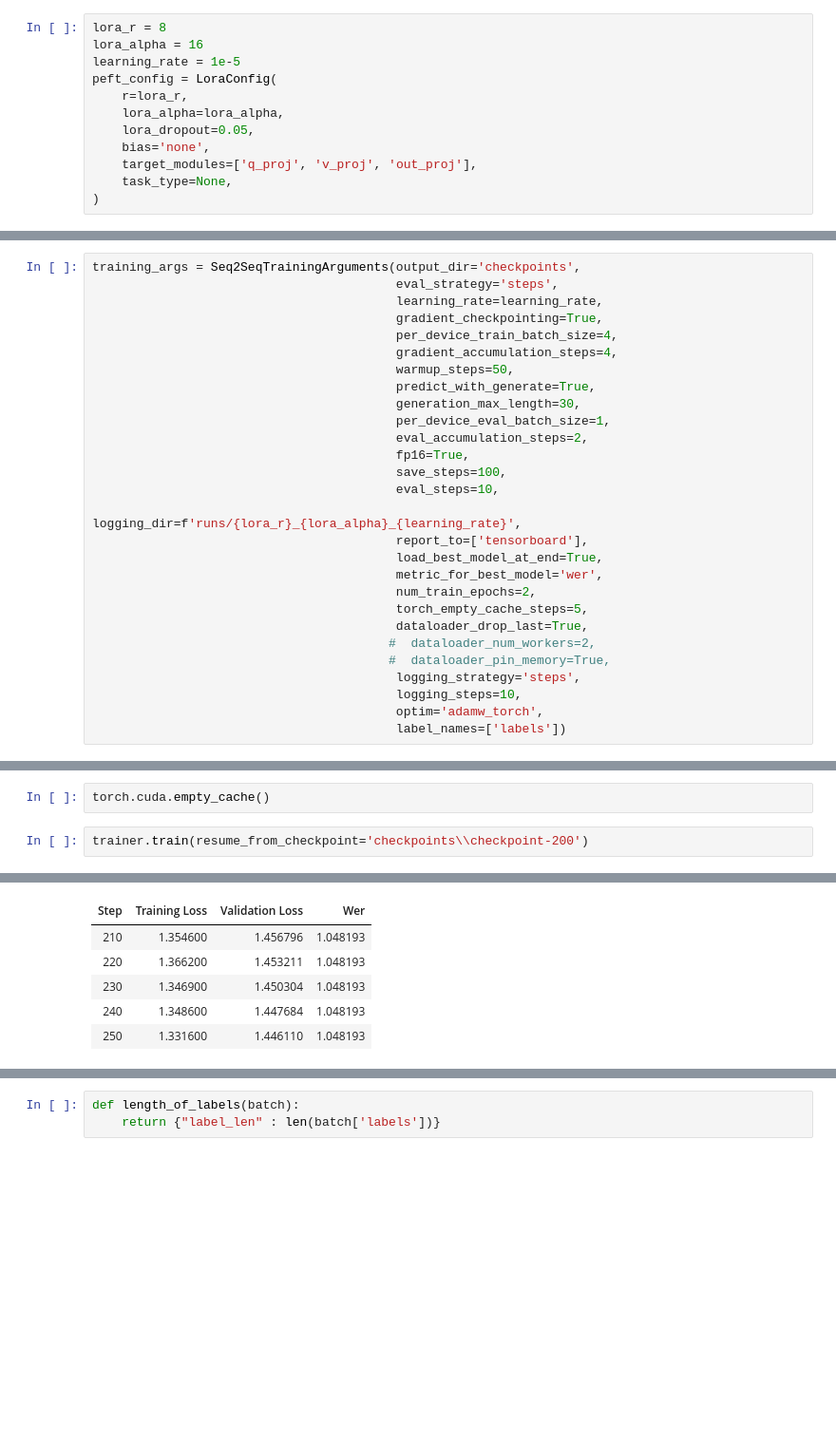
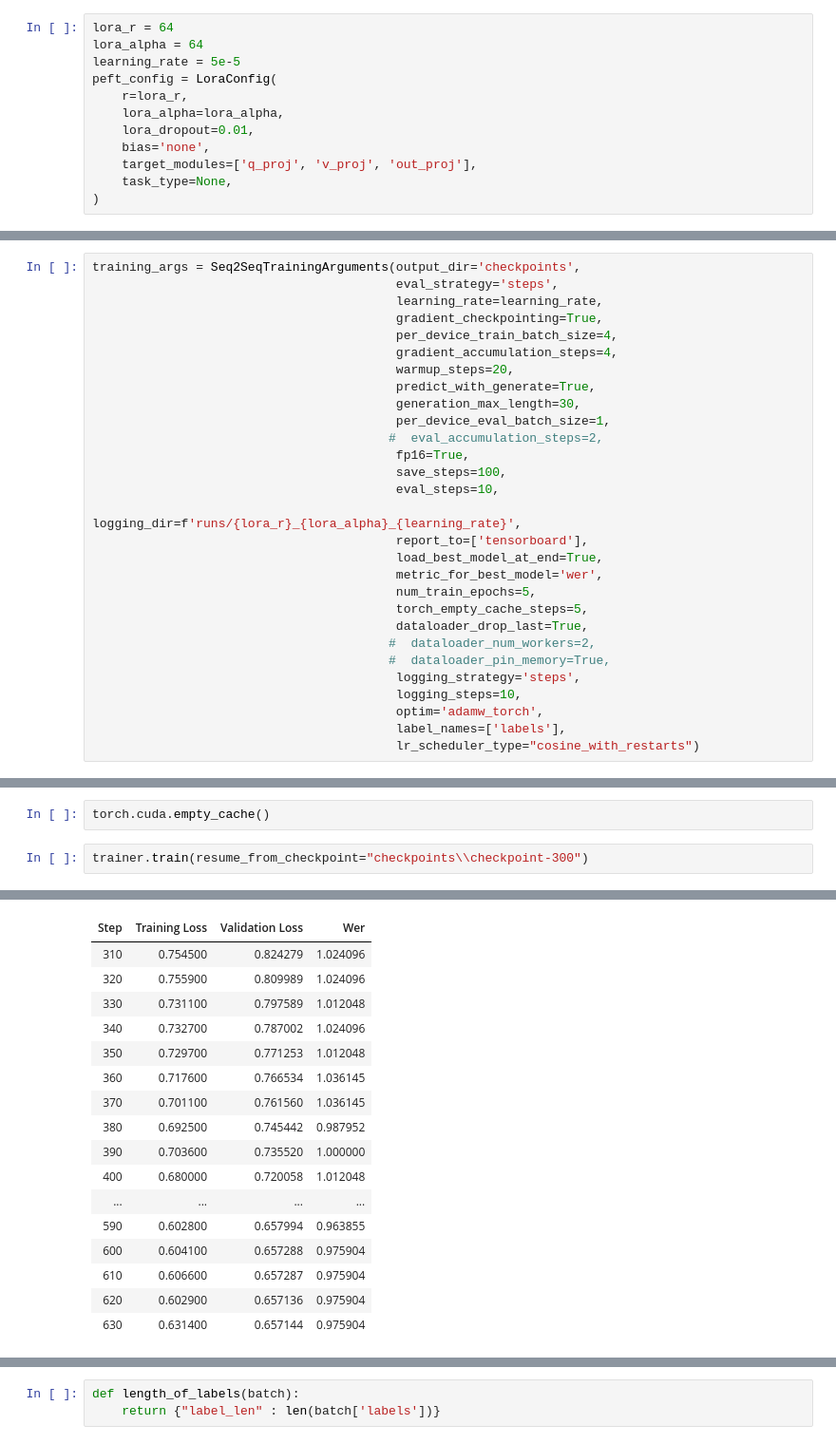
Before and after one commit to abdulvajid1/Whisper-Malayalam-Finetuning, a Jupyter notebook: LoRaFinetuning_1.ipynb, the cells around one changed output, grey strips where cells are left out. Shown: that part at 95% size. Cells and saved outputs as stored; diff of their text form; blank space fills up the shorter version.

```diff
--- a/LoRaFinetuning_1.ipynb
+++ b/LoRaFinetuning_1.ipynb
@@ -232,13 +232,13 @@ model = WhisperForConditionalGeneration.from_pretrained("openai/whisper-small")
 model.config.forced_decoder_ids = None
 model.config.suppress_tokens = []
 # %%
-lora_r = 8
-lora_alpha = 16
-learning_rate = 1e-5
+lora_r = 64
+lora_alpha = 64
+learning_rate = 5e-5
 peft_config = LoraConfig(
     r=lora_r,
     lora_alpha=lora_alpha,
-    lora_dropout=0.05,
+    lora_dropout=0.01,
     bias='none',
     target_modules=['q_proj', 'v_proj', 'out_proj'],
     task_type=None,
@@ -266,11 +262,11 @@ training_args = Seq2SeqTrainingArguments(output_dir='checkpoints',
                                          gradient_checkpointing=True,
                                          per_device_train_batch_size=4,
                                          gradient_accumulation_steps=4,
-                                         warmup_steps=50,
+                                         warmup_steps=20,
                                          predict_with_generate=True,
                                          generation_max_length=30,
                                          per_device_eval_batch_size=1,
-                                         eval_accumulation_steps=2,
+                                        #  eval_accumulation_steps=2,
                                          fp16=True,
                                          save_steps=100,
                                          eval_steps=10,
@@ -278,7 +274,7 @@ training_args = Seq2SeqTrainingArguments(output_dir='checkpoints',
                                          report_to=['tensorboard'],
                                          load_best_model_at_end=True,
                                          metric_for_best_model='wer',
-                                         num_train_epochs=2,
+                                         num_train_epochs=5,
                                          torch_empty_cache_steps=5,
                                          dataloader_drop_last=True,
                                         #  dataloader_num_workers=2,
@@ -286,7 +282,8 @@ training_args = Seq2SeqTrainingArguments(output_dir='checkpoints',
                                          logging_strategy='steps',
                                          logging_steps=10,
                                          optim='adamw_torch',
-                                         label_names=['labels'])
+                                         label_names=['labels'],
+                                         lr_scheduler_type="cosine_with_restarts")
 # %%
 metric.compute(predictions=['hello', 'world'], references=['hello', 'there'])
 # %% [output]
@@ -303,5 +300,5 @@ trainer = Seq2SeqTrainer(
 # %%
 torch.cuda.empty_cache()
 # %%
-trainer.train(resume_from_checkpoint='checkpoints\\checkpoint-200')
+trainer.train(resume_from_checkpoint="checkpoints\\checkpoint-300")
 # %% [output]
@@ -309,6 +306,17 @@ trainer.train(resume_from_checkpoint='checkpoints\\checkpoint-200')
 | Step | Training Loss | Validation Loss | Wer |
-| 210 | 1.354600 | 1.456796 | 1.048193 |
-| 220 | 1.366200 | 1.453211 | 1.048193 |
-| 230 | 1.346900 | 1.450304 | 1.048193 |
-| 240 | 1.348600 | 1.447684 | 1.048193 |
-| 250 | 1.331600 | 1.446110 | 1.048193 |
+| 310 | 0.754500 | 0.824279 | 1.024096 |
+| 320 | 0.755900 | 0.809989 | 1.024096 |
+| 330 | 0.731100 | 0.797589 | 1.012048 |
+| 340 | 0.732700 | 0.787002 | 1.024096 |
+| 350 | 0.729700 | 0.771253 | 1.012048 |
+| 360 | 0.717600 | 0.766534 | 1.036145 |
+| 370 | 0.701100 | 0.761560 | 1.036145 |
+| 380 | 0.692500 | 0.745442 | 0.987952 |
+| 390 | 0.703600 | 0.735520 | 1.000000 |
+| 400 | 0.680000 | 0.720058 | 1.012048 |
+| ... | ... | ... | ... |
+| 590 | 0.602800 | 0.657994 | 0.963855 |
+| 600 | 0.604100 | 0.657288 | 0.975904 |
+| 610 | 0.606600 | 0.657287 | 0.975904 |
+| 620 | 0.602900 | 0.657136 | 0.975904 |
+| 630 | 0.631400 | 0.657144 | 0.975904 |
```
Also changed, not shown: parts of 14 cells of this notebook, 8 other files.
